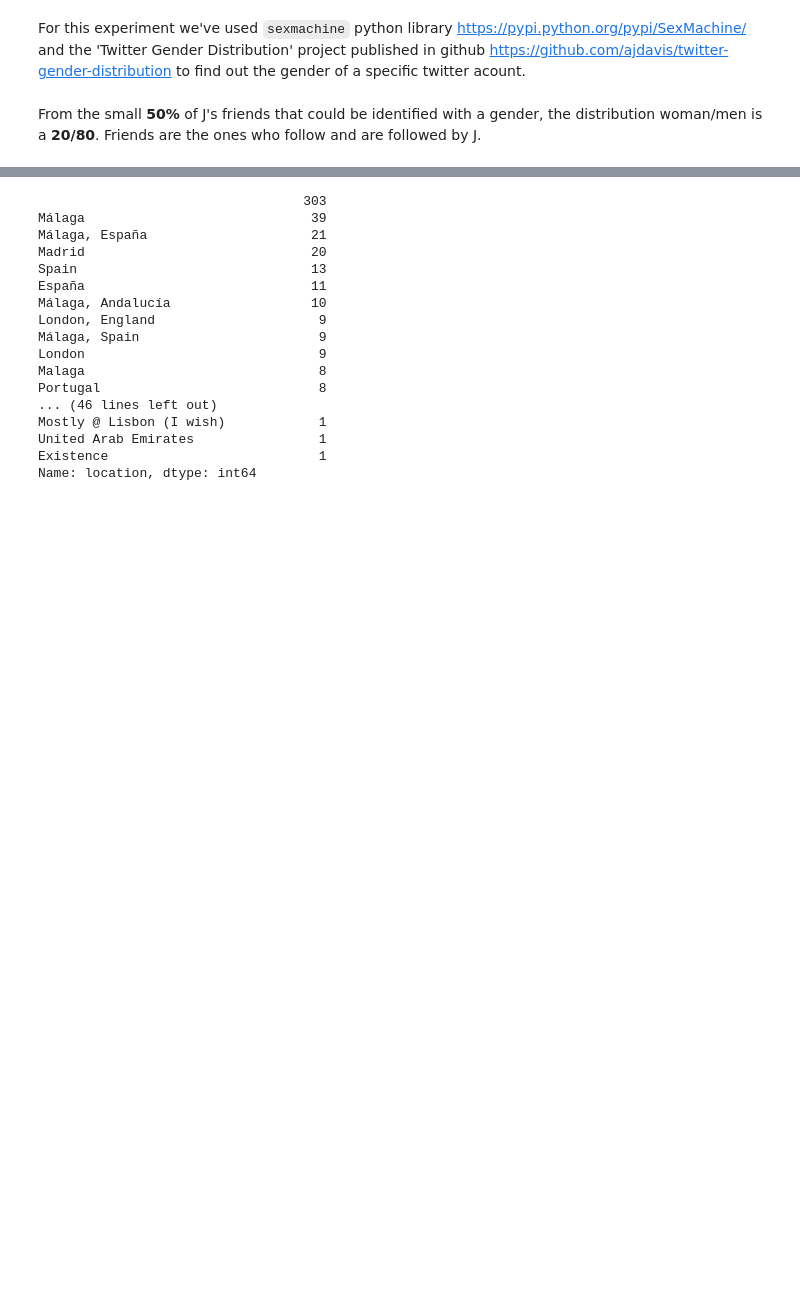
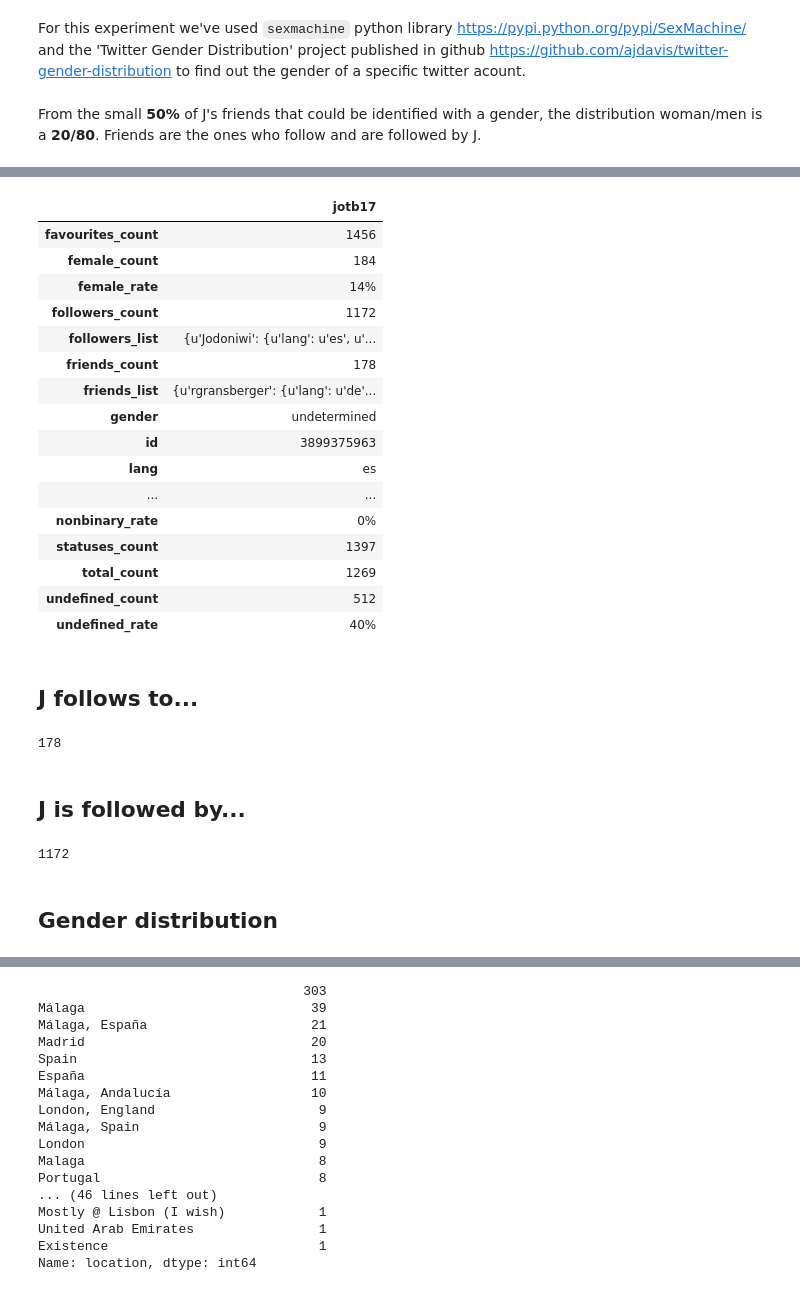
Before and after one commit to YesWeTech/whoIsJ, a Jupyter notebook: scripts/Analysis.ipynb, the cells around one changed output, grey strips where cells are left out. Cells and saved outputs as stored; diff of their text form; code cells hidden in the pictures; blank space fills up the shorter version.

```diff
--- a/scripts/Analysis.ipynb
+++ b/scripts/Analysis.ipynb
@@ -264,3 +187,46 @@ followers
+# %%
+# Read the file and take some important information
+whoisj = pd.read_json('../out/jotb17.json', orient = 'columns')
+people = pd.read_json(whoisj['jotb17'].to_json())
+following_total = whoisj['jotb17']['friends_count']
+followers_total = whoisj['jotb17']['followers_count']
+followers = pd.read_json(people['followers_list'].to_json(), orient = 'index')
+following = pd.read_json(people['friends_list'].to_json(), orient = 'index')
+whoisj
+# %% [output]
+|  | jotb17 |
+| favourites_count | 1456 |
+| female_count | 184 |
+| female_rate | 14% |
+| followers_count | 1172 |
+| followers_list | {u'Jodoniwi': {u'lang': u'es', u'... |
+| friends_count | 178 |
+| friends_list | {u'rgransberger': {u'lang': u'de'... |
+| gender | undetermined |
+| id | 3899375963 |
+| lang | es |
+| ... | ... |
+| nonbinary_rate | 0% |
+| statuses_count | 1397 |
+| total_count | 1269 |
+| undefined_count | 512 |
+| undefined_rate | 40% |
+# %% [markdown]
+## J follows to...
+# %%
+# J follows to...
+following_total
+# %% [output]
+178
+# %% [markdown]
+## J is followed by...
+# %%
+# J is followed by...
+followers_total
+# %% [output]
+1172
+# %% [markdown]
+## Gender distribution
 # %%
 followers['gender'].value_counts()
 # %% [output]
```
Also changed, not shown: parts of 27 cells of this notebook.
